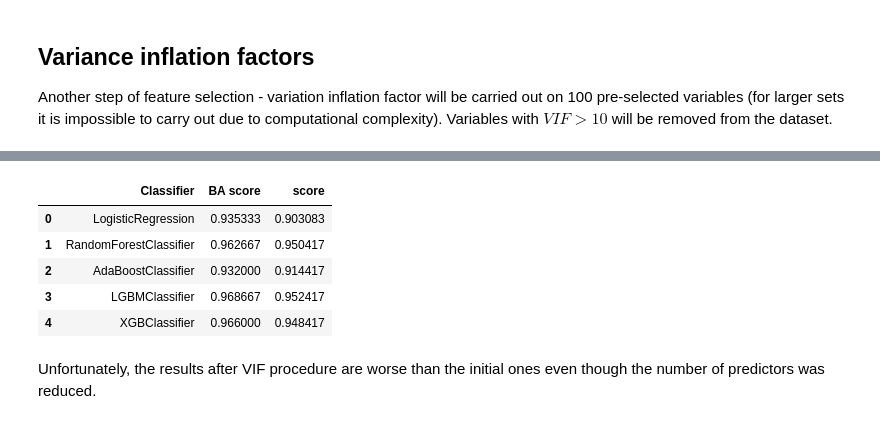
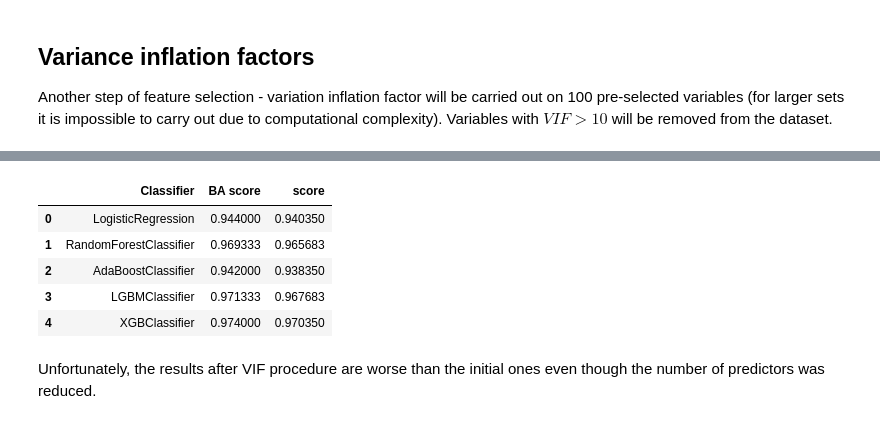
Before and after one commit to pawel99k/AML2022, a Jupyter notebook: Project2/Python_scripts/UnivariatesFS.ipynb, the cells around one changed output, grey strips where cells are left out. Saved outputs shown, nothing was run; the diff lists cells and outputs as text; code cells hidden in the pictures.

```diff
--- a/Project2/Python_scripts/UnivariatesFS.ipynb
+++ b/Project2/Python_scripts/UnivariatesFS.ipynb
@@ -159,5 +155,5 @@ Best 150 variables (set that returned the best score):
 # %%
-vars150 = json.loads(agg_r['variables'].iloc[-1])
+vars200 = json.loads(agg_r['variables'].iloc[-1])
 # %% [markdown]
 ## Variance inflation factors
 
@@ -165,7 +161,7 @@ Another step of feature selection - variation inflation factor will be carried o
 # %%
 mm = MinMaxScaler()
 X_dig_train_mm = pd.DataFrame(mm.fit_transform(X_dig_train), columns=X_dig_train.columns)
-X_dig_train_mm = X_dig_train_mm.iloc[:, vars150]
+X_dig_train_mm = X_dig_train_mm.iloc[:, vars200]
 X_dig_test_mm = pd.DataFrame(mm.transform(X_dig_test), columns=X_dig_test.columns)
-X_dig_train_150_vif = eval_models.delete_multicollinear(X_dig_train_mm)
+X_dig_train_200_vif = eval_models.delete_multicollinear(X_dig_train_mm)
 # %% [output]
@@ -189,5 +185,5 @@ X_dig_train_150_vif = eval_models.delete_multicollinear(X_dig_train_mm)
 # %%
-results_150_vif = eval_models.get_models_ba(X_dig_train_150_vif,
+results_200_vif = eval_models.get_models_ba(X_dig_train_200_vif,
                                               X_dig_test_mm,
                                               y_dig_train,
                                               y_dig_test,
@@ -197,14 +193,14 @@ results_150_vif = eval_models.get_models_ba(X_dig_train_150_vif,
 # %%
-results_150_vif['score'] = results_100_vif['BA score'] - 0.01*max((0.005*len(X_dig_train_150_vif.columns)-0.25), 0)
+results_200_vif['score'] = results_200_vif['BA score'] - 0.01*max((0.005*len(X_dig_train_200_vif.columns)-0.25), 0)
 # %%
-results_150_vif
+results_200_vif
 # %% [output]
 |  | Classifier | BA score | score |
-| 0 | LogisticRegression | 0.935333 | 0.903083 |
-| 1 | RandomForestClassifier | 0.962667 | 0.950417 |
-| 2 | AdaBoostClassifier | 0.932000 | 0.914417 |
-| 3 | LGBMClassifier | 0.968667 | 0.952417 |
-| 4 | XGBClassifier | 0.966000 | 0.948417 |
+| 0 | LogisticRegression | 0.944000 | 0.940350 |
+| 1 | RandomForestClassifier | 0.969333 | 0.965683 |
+| 2 | AdaBoostClassifier | 0.942000 | 0.938350 |
+| 3 | LGBMClassifier | 0.971333 | 0.967683 |
+| 4 | XGBClassifier | 0.974000 | 0.970350 |
 # %% [markdown]
 Unfortunately, the results after VIF procedure are worse than the initial ones even though the number of predictors was reduced.
 # %% [markdown]
```
Also changed, not shown: parts of 18 cells of this notebook, 1 other file.
